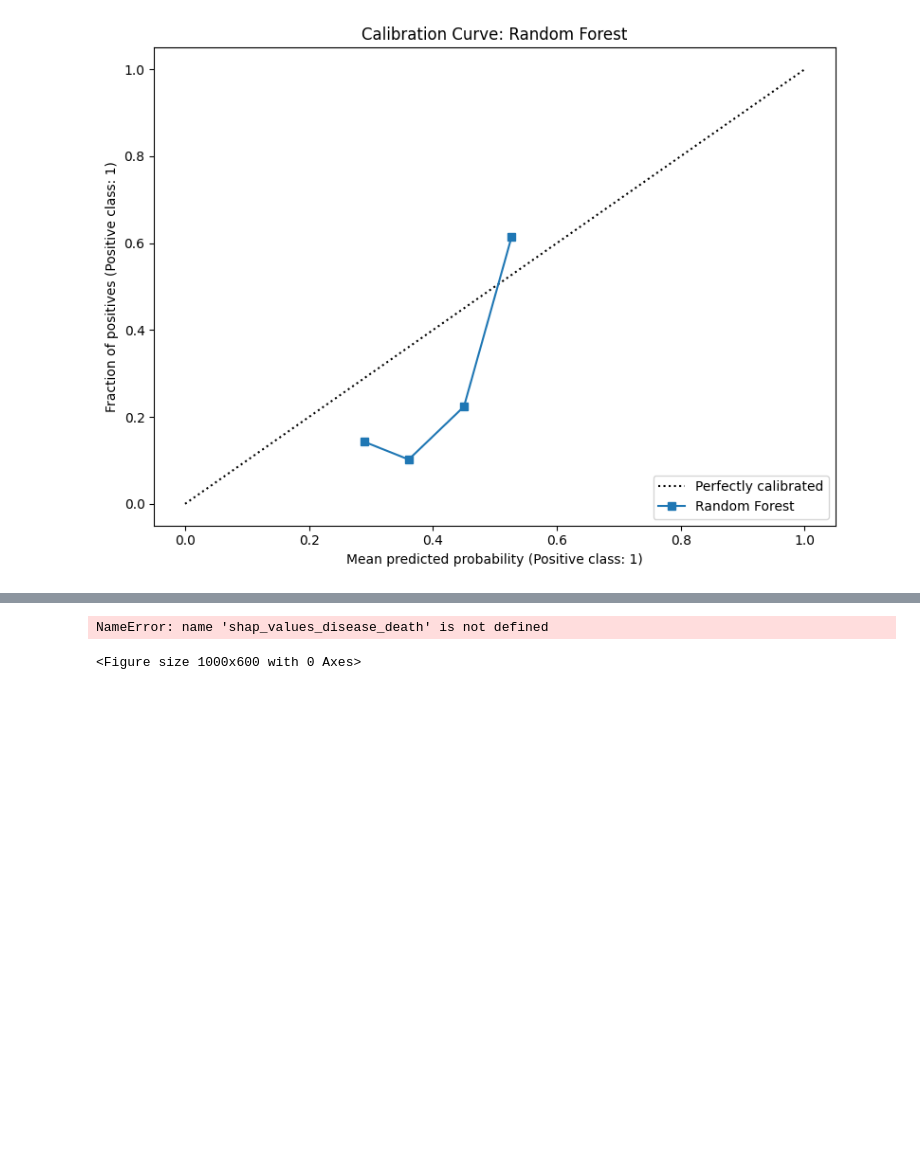
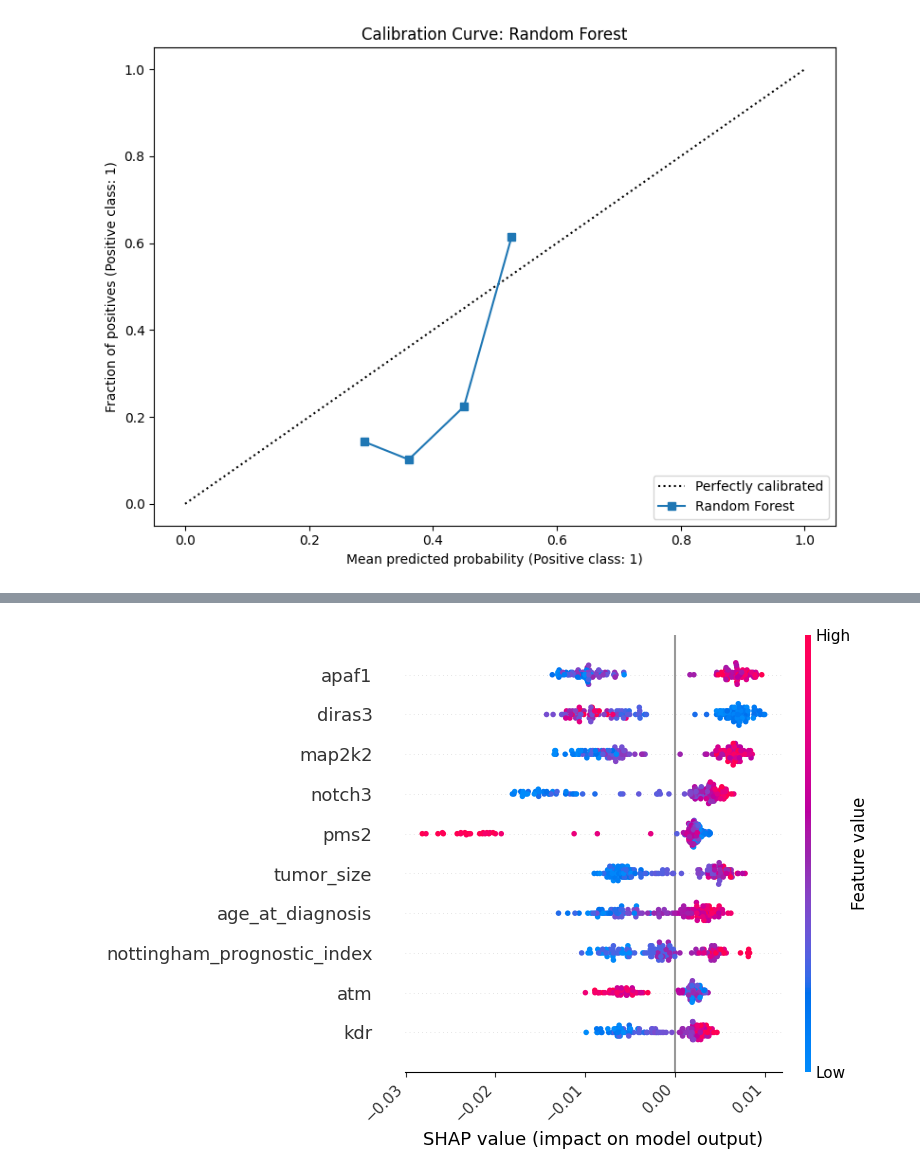
Before and after one commit to AlexandrosMiteloudis/DAMA_Hackathon, a Jupyter notebook: METABRIC_CIBCB_Version2.ipynb, the cells around one changed output, grey strips where cells are left out. Cells and saved outputs as stored; diff of their text form; code cells hidden in the pictures; blank space fills up the shorter version.

```diff
--- a/METABRIC_CIBCB_Version2.ipynb
+++ b/METABRIC_CIBCB_Version2.ipynb
@@ -434,22 +471,20 @@ hap_values_disease_death = shap_values[1] if isinstance(shap_values, list) else
 # %%
 """
 Plot the top 10 most important features
 Each dot is a patient.
 Red dots = high feature value (e.g., high NPI). Blue dots = low feature value.
 Dots pushed to the right mean that feature increased the risk of death.
 """
-plt.figure(figsize=(10, 6))
-shap.summary_plot(
-    shap_values_disease_death,
-    X_test_scaled,
-    feature_names=features,
-    max_display=10,
-    show=False
-)
-plt.title("SHAP Analysis (Random Forest): Drivers of Luminal A Mortality")
+
+shap.summary_plot(shap_values_death,
+                    X_test_scaled,
+                    feature_names=features,
+                    max_display=10,
+                    show=False)
+
+
+plt.xticks(rotation=45, ha='right')
 plt.tight_layout()
-plt.savefig("SHAP_Luminal_A_Final.pdf", format='pdf', dpi=300, bbox_inches='tight')
 plt.show()
 # %% [output]
-NameError: name 'shap_values_disease_death' is not defined
-<Figure size 1000x600 with 0 Axes>
+[figure, added]
```
Also changed, not shown: parts of 16 cells of this notebook.
